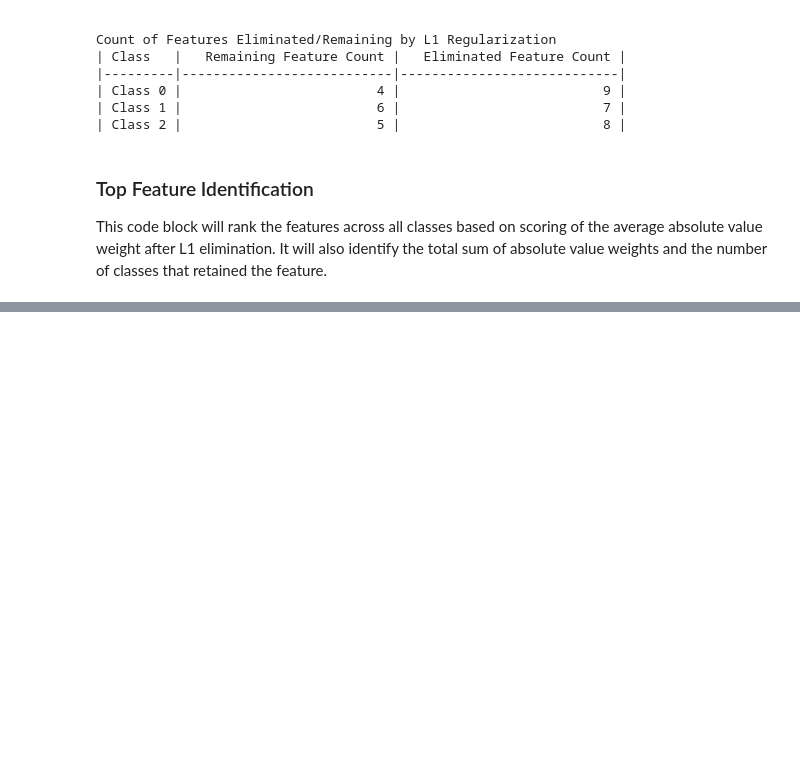
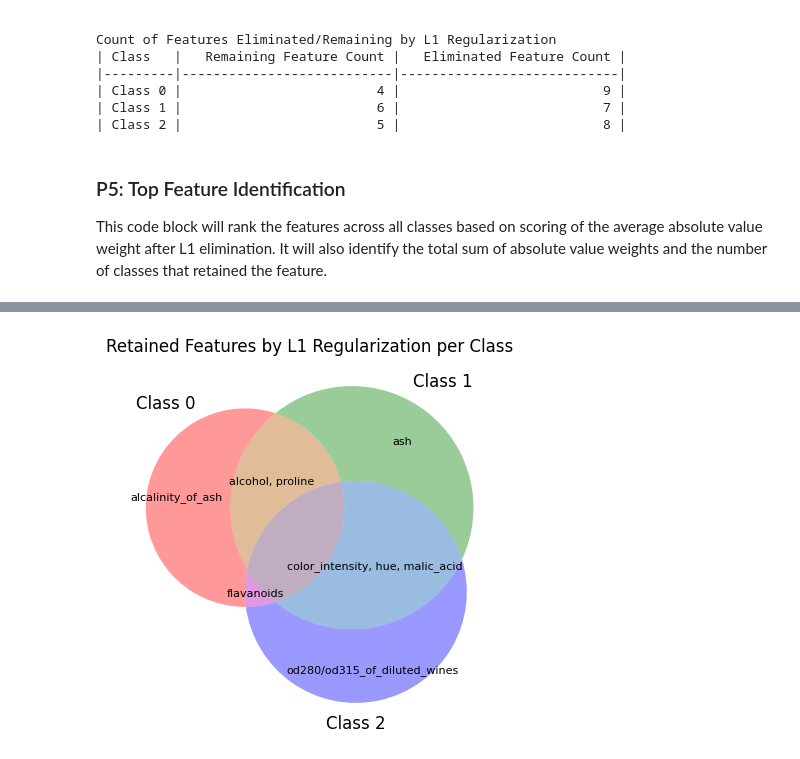
Before and after one commit to cmh02/COMP5630---Machine-Learning, a Jupyter notebook: Assignment2 - Binary Logistic Regression/src/assignment2_binarylogisticregression.ipynb, the cells around one changed output, grey strips where cells are left out. Saved outputs shown, nothing was run; the diff lists cells and outputs as text; code cells hidden in the pictures; blank space fills up the shorter version.

```diff
--- a/Assignment2 - Binary Logistic Regression/src/assignment2_binarylogisticregression.ipynb
+++ b/Assignment2 - Binary Logistic Regression/src/assignment2_binarylogisticregression.ipynb
@@ -367,15 +457,12 @@ sklearnNoReg_featureRanking_class2 = np.argsort(np.abs(sklearnNoReg_weights_clas
 
 This code block will provide a table of all weights indicating the top 3 features for each class, a plot of training accuracy, and a confusion matrix on the test data.
 # %%
-# Get the feature names from raw data
-featureNames = df_Features.columns.tolist()
-
 # Build a table to show the ranked features for each class
-print(f"No RegFeature Rankings Per Class")
+print(f"No Reg Feature Rankings Per Class")
 tableHeaders_sklearnNoReg_featureRankings = ["Class", "Top Feature", "Second Top Feature", "Third Top Feature", "Fourth Top Feature", "Fifth Top Feature", "Sixth Top Feature", "Seventh Top Feature", "Eighth Top Feature", "Ninth Top Feature", "Tenth Top Feature", "Eleventh Top Feature", "Twelfth Top Feature", "Thirteenth Top Feature"]
 tableRows_sklearnNoReg_featureRankings = []
-for classIndex, rankings in enumerate([sklearnNoReg_featureRanking_class0, sklearnNoReg_featureRanking_class1, sklearnNoReg_featureRanking_class2]):
-	tableRows_sklearnNoReg_featureRankings.append([f"Class {classIndex}"] + [f"{featureNames[rankings[i]]} = {sklearnNoReg_weights_class0[rankings[i]]:.4f}" for i in range(13)])
+for classIndex, (weights, rankings) in enumerate([(sklearnNoReg_weights_class0, sklearnNoReg_featureRanking_class0), (sklearnNoReg_weights_class1, sklearnNoReg_featureRanking_class1), (sklearnNoReg_weights_class2, sklearnNoReg_featureRanking_class2)]):
+	tableRows_sklearnNoReg_featureRankings.append([f"Class {classIndex}"] + [f"{featureNames[rankings[i]]} = {weights[rankings[i]]:.4f}" for i in range(len(featureNames))])
 print(tabulate.tabulate(tabular_data=tableRows_sklearnNoReg_featureRankings, headers=tableHeaders_sklearnNoReg_featureRankings, tablefmt="github"))
 
 # Build a table to show the final training and testing accuracies for each class
@@ -497,12 +584,12 @@ tupledWeights_sklearn = [
 for classIndex, weightsTuple in enumerate(tupledWeights_sklearn):
 	print(f"\nFeature Weights Comparison for Class {classIndex}")
 	sklearnNoReg_weights, sklearnL1Reg_weights = weightsTuple
-	tableHeaders_sklearn_FeatureWeightsComparison = ["Feature", "Weight (No Reg)", "Weight (L1)", "Zeroed?"]
+	tableHeaders_sklearn_FeatureWeightsComparison = ["Feature", "Weight (No Reg)", "|Weight|", "Weight (L1)", "Zeroed?"]
 	tableRows_sklearn_FeatureWeightsComparison = []
 	for featureIndex, featureName in enumerate(featureNames):
 		weightNoReg = sklearnNoReg_weights[featureIndex]
 		weightL1Reg = sklearnL1Reg_weights[featureIndex]
-		tableRows_sklearn_FeatureWeightsComparison.append([featureName, f"{weightNoReg:.2f}", f"{weightL1Reg:.2f}", "Yes" if weightL1Reg == 0.0 else "No"])
+		tableRows_sklearn_FeatureWeightsComparison.append([featureName, f"{weightNoReg:.2f}", f"{abs(weightNoReg):.2f}", f"{weightL1Reg:.2f}", "Yes" if weightL1Reg == 0.0 else "No"])
 	print(tabulate.tabulate(tabular_data=tableRows_sklearn_FeatureWeightsComparison, headers=tableHeaders_sklearn_FeatureWeightsComparison, tablefmt="github"))
 
 # Build a table to show the final training and testing accuracies for each class
@@ -662,13 +749,13 @@ Count of Features Eliminated/Remaining by L1 Regularization
 | Class 1 |                         6 |                          7 |
 | Class 2 |                         5 |                          8 |
 # %% [markdown]
-### Top Feature Identification
+### P5: Top Feature Identification
 
 This code block will rank the features across all classes based on scoring of the average absolute value weight after L1 elimination. It will also identify the total sum of absolute value weights and the number of classes that retained the feature.
 # %%
 # Create table for top features
 print(f"\nL1 Reg Feature Rankings Per Class")
-topfeatures_headers = ["Feature", "Average Weight", "Sum Weight", "# Classes Retained In"]
+topfeatures_headers = ["Feature", "Average Weight", "Sum Weight", "# Classes Retained In", "Class 0 Weight", "Class 1 Weight", "Class 2 Weight"]
 topfeatures_rows = []
 for featureIndex, featureName in enumerate(featureNames):
 	featureWeights = [
@@ -679,12 +766,43 @@ for featureIndex, featureName in enumerate(featureNames):
 	averageWeight = np.mean(featureWeights)
 	sumWeight = np.sum(featureWeights)
 	numClassesRetainedIn = np.sum([1 for weight in featureWeights if weight != 0.0])
-	topfeatures_rows.append([featureName, f"{averageWeight:.4f}", f"{sumWeight:.4f}", f"{numClassesRetainedIn}"])
+	topfeatures_rows.append([featureName, f"{averageWeight:.4f}", f"{sumWeight:.4f}", f"{numClassesRetainedIn}", f"{featureWeights[0]:.4f}", f"{featureWeights[1]:.4f}", f"{featureWeights[2]:.4f}"])
 
-# Sort the rows by average weight in descending order
+# Sort the rows by average weight in descending order and print
 topfeatures_rows.sort(key=lambda row: float(row[1]), reverse=True)
+print(tabulate.tabulate(tabular_data=topfeatures_rows, headers=topfeatures_headers, tablefmt="github"))
 
-# Print the table
-print(tabulate.tabulate(tabular_data=topfeatures_rows, headers=topfeatures_headers, tablefmt="github"))
+# Get the features for each class that are retained by L1 regularization
+sklearnL1Reg_retainedFeatures_class0 = set([featureNames[i] for i in range(len(featureNames)) if sklearnL1Reg_weights_class0[i] != 0.0])
+sklearnL1Reg_retainedFeatures_class1 = set([featureNames[i] for i in range(len(featureNames)) if sklearnL1Reg_weights_class1[i] != 0.0])
+sklearnL1Reg_retainedFeatures_class2 = set([featureNames[i] for i in range(len(featureNames)) if sklearnL1Reg_weights_class2[i] != 0.0])
+
+# Build a venn diagram to show retained features
+retainedVennDiagram = venn3(
+    subsets=[sklearnL1Reg_retainedFeatures_class0, sklearnL1Reg_retainedFeatures_class1, sklearnL1Reg_retainedFeatures_class2],
+    set_labels=("Class 0", "Class 1", "Class 2")
+)
+
+# Turn the venn counts into feature names
+classSubsets = {
+	"100": sklearnL1Reg_retainedFeatures_class0 - sklearnL1Reg_retainedFeatures_class1 - sklearnL1Reg_retainedFeatures_class2,
+	"010": sklearnL1Reg_retainedFeatures_class1 - sklearnL1Reg_retainedFeatures_class0 - sklearnL1Reg_retainedFeatures_class2,
+	"001": sklearnL1Reg_retainedFeatures_class2 - sklearnL1Reg_retainedFeatures_class0 - sklearnL1Reg_retainedFeatures_class1,
+	"110": sklearnL1Reg_retainedFeatures_class0 & sklearnL1Reg_retainedFeatures_class1 - sklearnL1Reg_retainedFeatures_class2,
+	"101": sklearnL1Reg_retainedFeatures_class0 & sklearnL1Reg_retainedFeatures_class2 - sklearnL1Reg_retainedFeatures_class1,
+	"011": sklearnL1Reg_retainedFeatures_class1 & sklearnL1Reg_retainedFeatures_class2 - sklearnL1Reg_retainedFeatures_class0,
+	"111": sklearnL1Reg_retainedFeatures_class0 & sklearnL1Reg_retainedFeatures_class1 & sklearnL1Reg_retainedFeatures_class2,
+}
+for region, features in classSubsets.items():
+	label = ", ".join(sorted(features))
+	if not label:
+		label = ""
+	text = retainedVennDiagram.get_label_by_id(region)
+	if text:
+		text.set_text(label)
+		text.set_fontsize(8)
+
+plt.title("Retained Features by L1 Regularization per Class")
+plt.show()
 # %% [output]
 L1 Reg Feature Rankings Per Class
@@ -706,2 +824,3 @@ L1 Reg Feature Rankings Per Class
+[figure, added]
 # %% [markdown]
 ## Part 6: Analysis and Reflection
```
Also changed, not shown: parts of 30 cells of this notebook.
